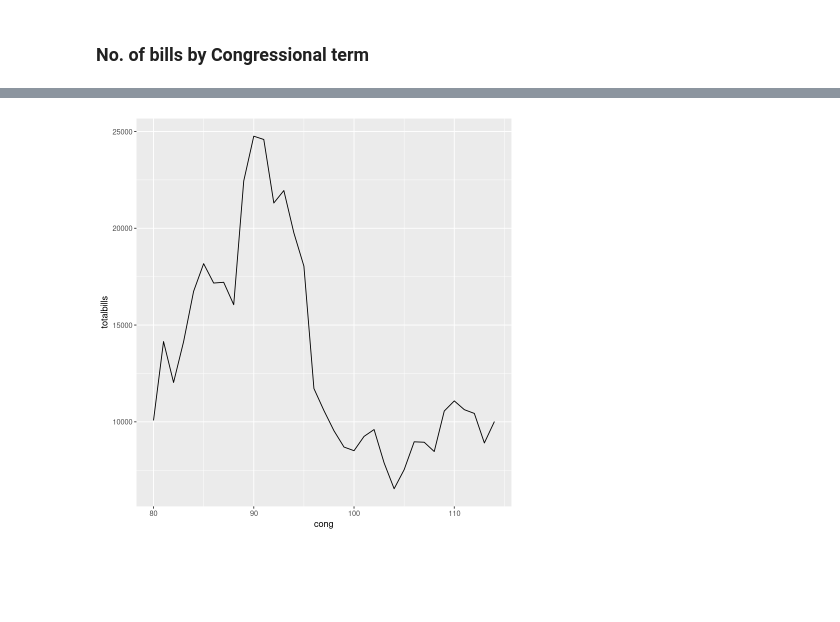
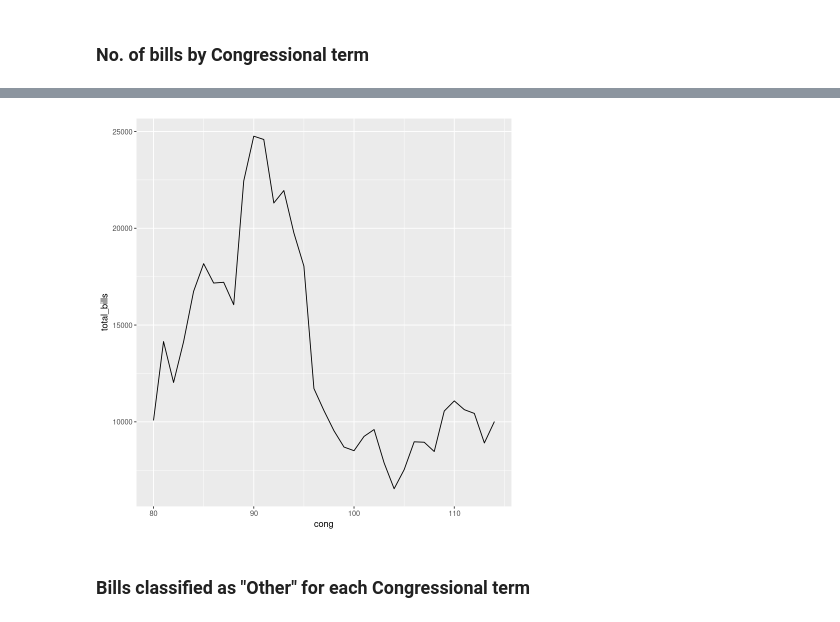
Before and after one commit to pallabee/EDA-for-Text-using-R, a Jupyter notebook: Inspecting_data.ipynb, the cells around one changed output, grey strips where cells are left out. Saved outputs shown, nothing was run; the diff lists cells and outputs as text; code cells hidden in the pictures; blank space fills up the shorter version.

```diff
--- a/Inspecting_data.ipynb
+++ b/Inspecting_data.ipynb
@@ -140,6 +140,6 @@ ggplot(df2_policy,aes(x=policy, y=totalbills)) + geom_point(aes(size=totalbills)
 df2_cong <- df2 %>%
     select(cong,bill_no) %>%
     count(cong,sort=TRUE) %>%
-    rename(totalbills = n) %>%
+    rename(total_bills = n) %>%
     na.omit
 # %%
@@ -159,4 +167,6 @@ A tibble: 6 × 2
 # %%
-ggplot(df2_cong,aes(x=cong, y=totalbills)) + geom_line()
+ggplot(df2_cong,aes(x=cong, y=total_bills)) + geom_line()
 # %% [output]
-[figure, old version]
+[figure, new version]
+# %% [markdown]
+### Bills classified as "Other" for each Congressional term
```
Also changed, not shown: parts of 11 cells of this notebook.
